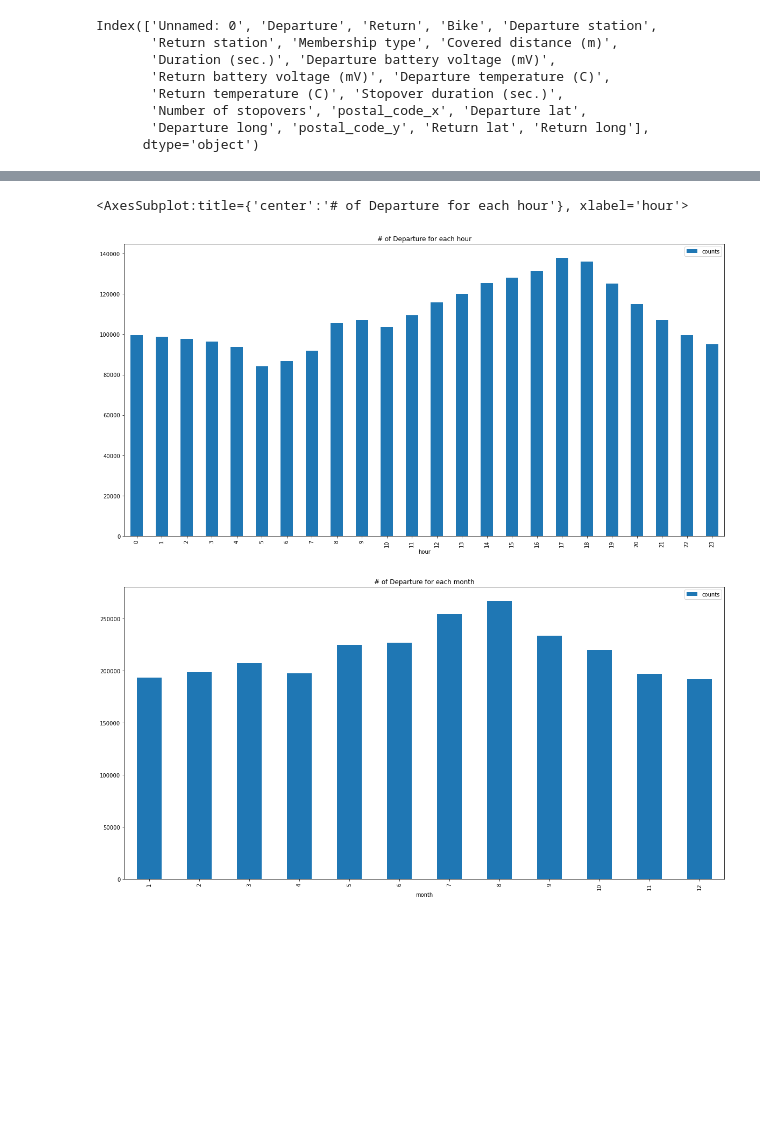
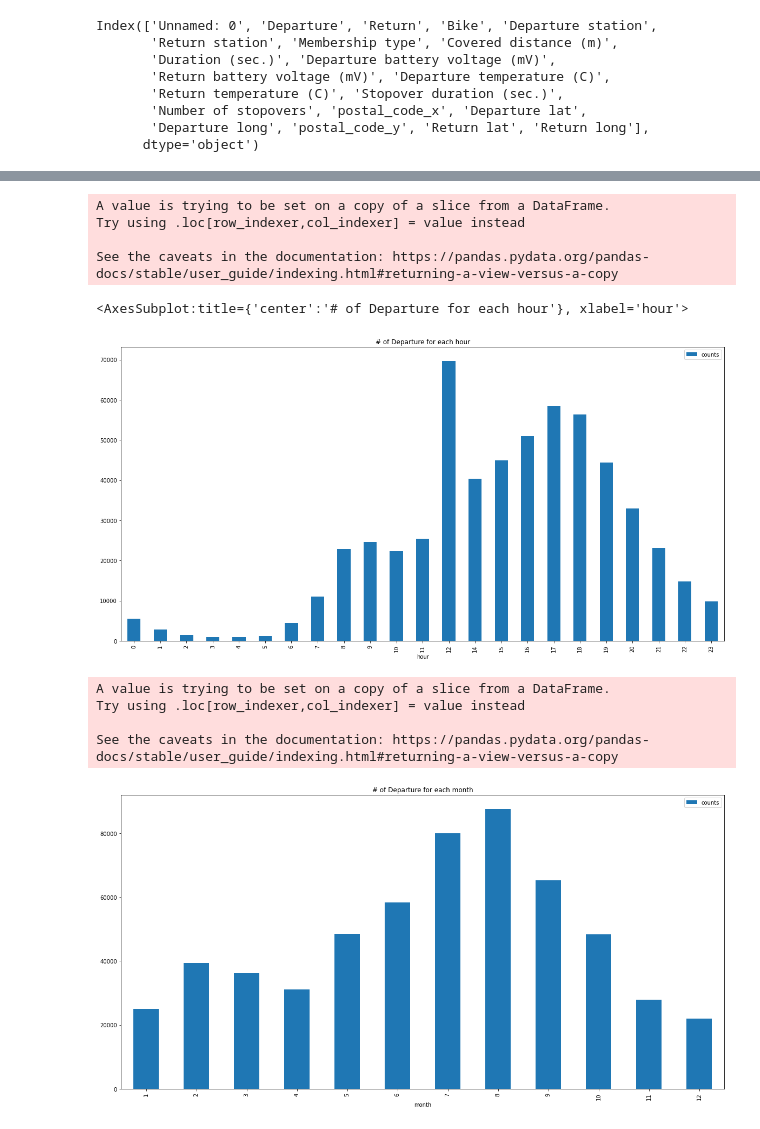
Before and after one commit to jefwang9/733_Final_Project, a Jupyter notebook: src/model.ipynb, the cells around one changed output, grey strips where cells are left out. Saved outputs shown, nothing was run; the diff lists cells and outputs as text; code cells hidden in the pictures; blank space fills up the shorter version.

```diff
--- a/src/model.ipynb
+++ b/src/model.ipynb
@@ -18,10 +22,8 @@ data["month"] = data["time"].dt.month
 data["year"] = data["time"].dt.year
 
 # train_data = data[["year", "month", "day", "hour", "Departure lat", "Departure long"]]
-features_departure = ["year", "month", "day", "hour", "Departure lat", "Departure long"]
-train_data = data.groupby(features_departure).size().reset_index(name='counts')
-x = train_data[features_departure]
-y = train_data["counts"]
+features_departure = ["month", "day", "hour", "Departure lat", "Departure long"]
+counts_data = data.groupby(["month", "day", "hour", "Departure lat", "Departure long", "Departure station"]).size().reset_index(name='counts')
 # %% [output]
 Index(['Unnamed: 0', 'Departure', 'Return', 'Bike', 'Departure station',
        'Return station', 'Membership type', 'Covered distance (m)',
@@ -34,24 +103,22 @@ Index(['Unnamed: 0', 'Departure', 'Return', 'Bike', 'Departure station',
 # %%
-stations = data[["Departure lat", "Departure long", "Departure station"]].drop_duplicates()
 predict_data_departure = pd.DataFrame(data={
-    "year": [],
     "month": [],
     "day": [],
     "hour": [],
     "Departure lat": [],
-    "Departure long": []})
+    "Departure long": [],})
 for row in stations.iterrows():
     time = pd.date_range('2022-01-01', periods=8760, freq='H')
 
     station_data = pd.DataFrame(data={"time": time})
-    station_data["hour"] = station_data["time"].dt.hour
-    station_data["day"] = station_data["time"].dt.day
-    station_data["month"] = station_data["time"].dt.month
-    station_data["year"] = station_data["time"].dt.year
-    station_data["Departure lat"] = row[1]["Departure lat"]
-    station_data["Departure long"] = row[1]["Departure long"]
+    station_data["hour"] = station_data["time"].dt.hour / 23
+    station_data["day"] = station_data["time"].dt.day / 31
+    station_data["month"] = station_data["time"].dt.month / 12
+    station_data["Departure lat"] = (row[1]["Departure lat"] - min_lat) / (max_lat - min_lat)
+    station_data["Departure long"] = (row[1]["Departure long"] - min_long) / (max_long - min_long)
     station_data["Departure station"] = row[1]["Departure station"]
     station_data = station_data.drop(columns=["time"])
 
     predict_data_departure = pd.concat([predict_data_departure, station_data])
-predict_data_departure[["year", "month", "day", "hour"]] = predict_data_departure[["year", "month", "day", "hour"]].astype(int)
+
+predict_data_departure["counts"] = model_departure.predict(predict_data_departure[features_departure])
@@ -63,16 +125,28 @@ predict_data_departure["counts"] = model_departure.predict(predict_data_departur
 # %%
-hours = predict_data_departure[["hour", "counts"]].groupby("hour").sum()
+hours = predict_data_departure[["hour", "counts"]]
+hours["hour"] = (hours["hour"] * 23).astype(int)
+hours = hours.groupby("hour").sum()
 # hours.plot.line(figsize=(20, 10)).set_ylabel("# of bikes");
 hours.plot(kind='bar', figsize=(20, 10), title="# of Departure for each hour")
 # print(hours)
 # %% [output]
-<AxesSubplot:title={'center':'# of Departure for each hour'}, xlabel='hour'>
+A value is trying to be set on a copy of a slice from a DataFrame.
+Try using .loc[row_indexer,col_indexer] = value instead
+
+See the caveats in the documentation: https://pandas.pydata.org/pandas-docs/stable/user_guide/indexing.html#returning-a-view-versus-a-copy
+<AxesSubplot:title={'center':'# of Departure for each hour'}, xlabel='hour'>
-[figure, old version]
+[figure, new version]
 # %%
-month = predict_data_departure[["month", "counts"]].groupby("month").sum()
+month = predict_data_departure[["month", "counts"]]
+month["month"] = (month["month"] * 12).astype(int)
+month = month.groupby("month").sum()
 month.plot(kind='bar', figsize=(20, 10), title="# of Departure for each month");
 # %% [output]
+A value is trying to be set on a copy of a slice from a DataFrame.
+Try using .loc[row_indexer,col_indexer] = value instead
+
+See the caveats in the documentation: https://pandas.pydata.org/pandas-docs/stable/user_guide/indexing.html#returning-a-view-versus-a-copy
-[figure, old version]
+[figure, new version]
 # %%
 stations = predict_data_departure[["Departure station", "counts"]].groupby("Departure station").sum().reset_index()
 stations = stations.sort_values(by="counts", ascending= False).head(10)
```
Also changed, not shown: parts of 13 cells of this notebook.
